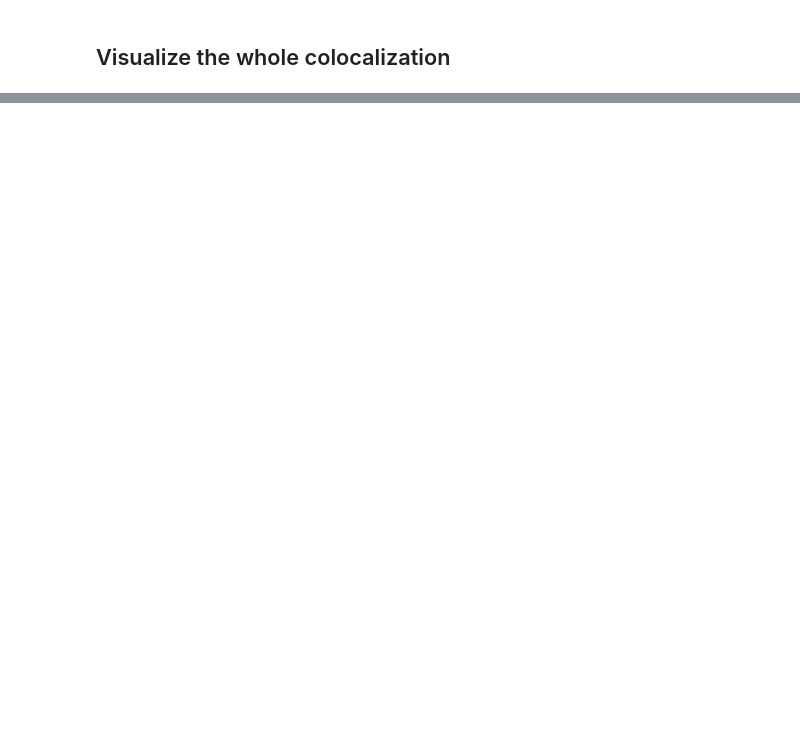
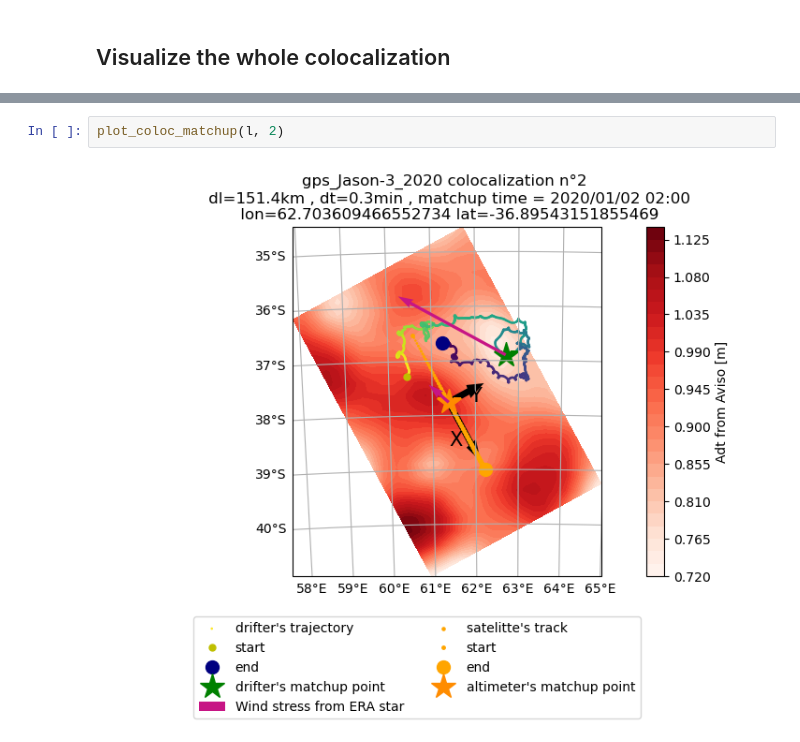
Before and after one commit to margot-demol/historical_analysis, a Jupyter notebook: 41_coloc_images.ipynb, the cells around one changed output, grey strips where cells are left out. Drawn from its saved outputs; the diff is of its cells as text; blank space fills up the shorter version.

```diff
--- a/41_coloc_images.ipynb
+++ b/41_coloc_images.ipynb
@@ -179 +183,5 @@ plot_coloc_matchup(labels[0],42400)
+# %%
+plot_coloc_matchup(l, 2)
+# %% [output]
+[figure, added]
 # %%
```
Also changed, not shown: parts of 37 cells of this notebook, 32 other files.
